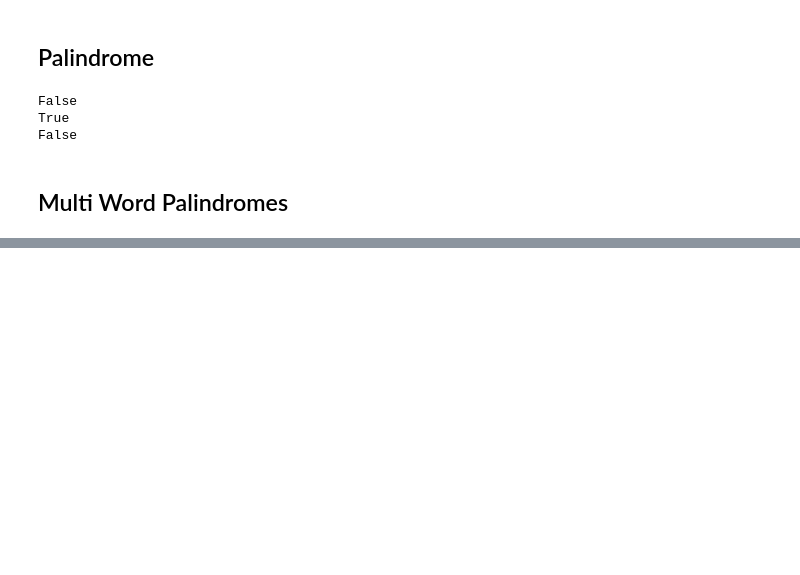
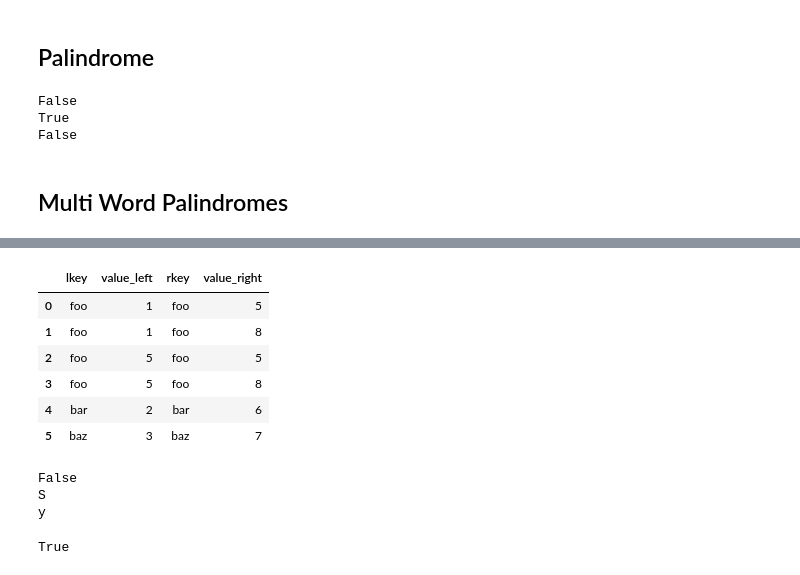
Before and after one commit to Lastew/Personal-Projects, a Jupyter notebook: 01-Basic-Python/01-Basic-Python.ipynb, the cells around one changed output, grey strips where cells are left out. Cells and saved outputs as stored; diff of their text form; code cells hidden in the pictures; blank space fills up the shorter version.

```diff
--- a/01-Basic-Python/01-Basic-Python.ipynb
+++ b/01-Basic-Python/01-Basic-Python.ipynb
@@ -609,0 +573,5 @@ True
+# %%
+df1 = pd.DataFrame({'lkey': ['foo', 'bar', 'baz', 'foo'],
+                    'value': [1, 2, 3, 5]})
+df2 = pd.DataFrame({'rkey': ['foo', 'bar', 'baz', 'foo'],
+                    'value': [5, 6, 7, 8]})
@@ -609,0 +594,18 @@ True
+# %%
+df = df1.merge(df2, left_on='lkey', right_on='rkey', suffixes=('_left', '_right'))
+df
+# %% [output]
+|  | lkey | value_left | rkey | value_right |
+| 0 | foo | 1 | foo | 5 |
+| 1 | foo | 1 | foo | 8 |
+| 2 | foo | 5 | foo | 5 |
+| 3 | foo | 5 | foo | 8 |
+| 4 | bar | 2 | bar | 6 |
+| 5 | baz | 3 | baz | 7 |
+# %%
+df_concat = df1.
+# %% [output]
+False
+S
+y
+True
```
Also changed, not shown: parts of 10 cells of this notebook, 3 other files.
